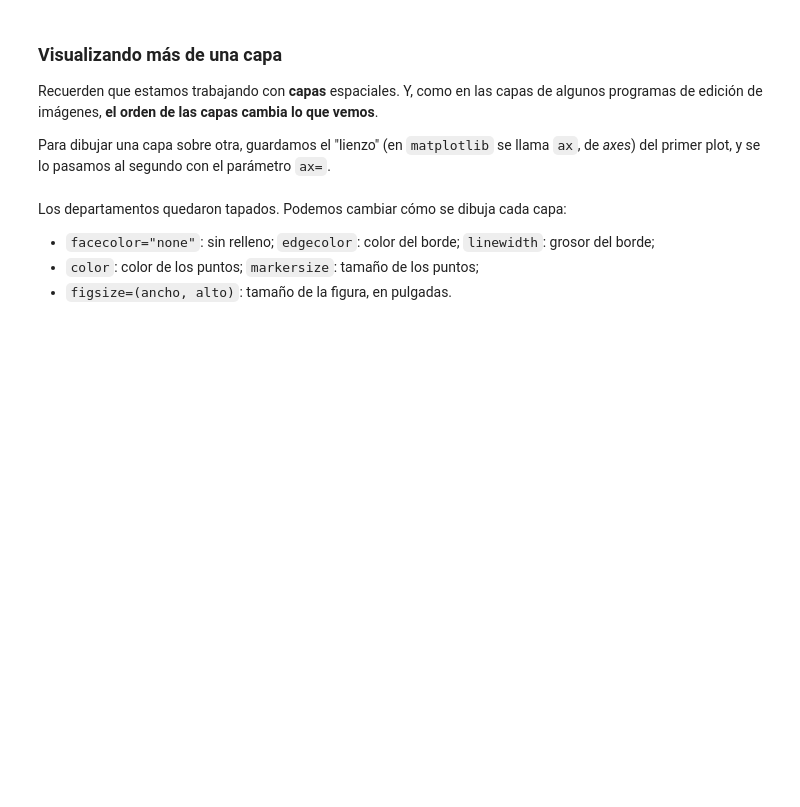
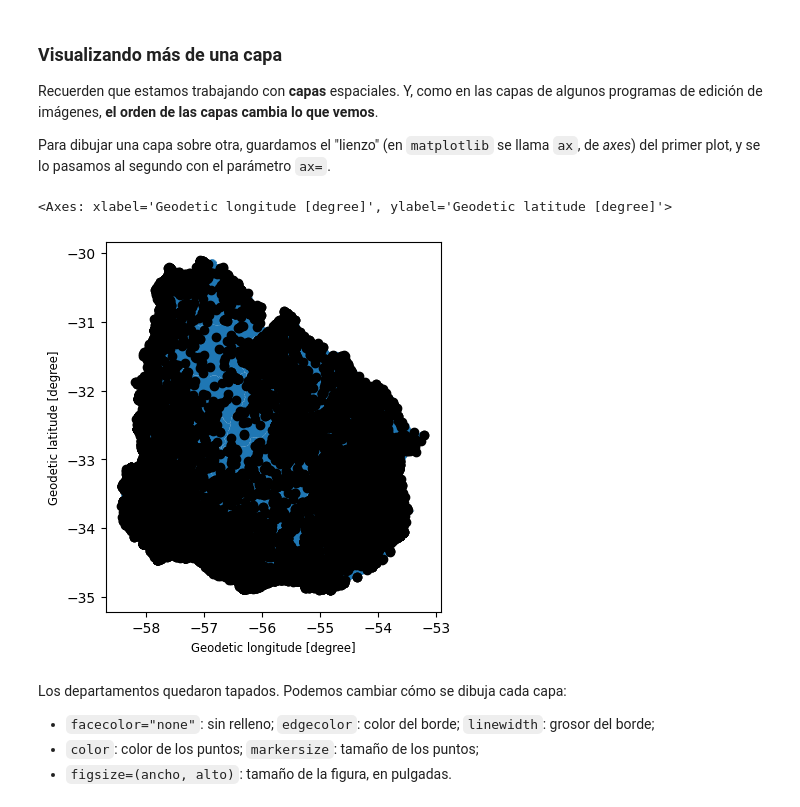
Before and after one commit to FelipeSBarros/taller-sig-python-utec-2026, a Jupyter notebook: T1_Introduccion_SIG_Python.ipynb, the cells around one changed output. Drawn from its saved outputs; the diff is of its cells as text; code cells hidden in the pictures; blank space fills up the shorter version.

```diff
--- a/T1_Introduccion_SIG_Python.ipynb
+++ b/T1_Introduccion_SIG_Python.ipynb
@@ -169,7 +219,12 @@ Recuerden que estamos trabajando con **capas** espaciales. Y, como en las capas
 Para dibujar una capa sobre otra, guardamos el "lienzo" (en `matplotlib` se llama `ax`, de *axes*) del primer plot, y se lo pasamos al segundo con el parámetro `ax=`.
 # %%
 # Ejercicio: dibujá los departamentos y, encima, los focos en color negro.
-# Pista: ax = deptos.plot()  y después  focos.plot(ax=ax, color="black")
+# Sabrían hacerlo?
+ax = deptos.plot()
+focos.plot(ax=ax, color="black")
+# %% [output]
+<Axes: xlabel='Geodetic longitude [degree]', ylabel='Geodetic latitude [degree]'>
+[figure, added]
 # %% [markdown]
 Los departamentos quedaron tapados. Podemos cambiar cómo se dibuja cada capa:
 * `facecolor="none"`: sin relleno; `edgecolor`: color del borde; `linewidth`: grosor del borde;
```
Also changed, not shown: parts of 8 cells of this notebook.
